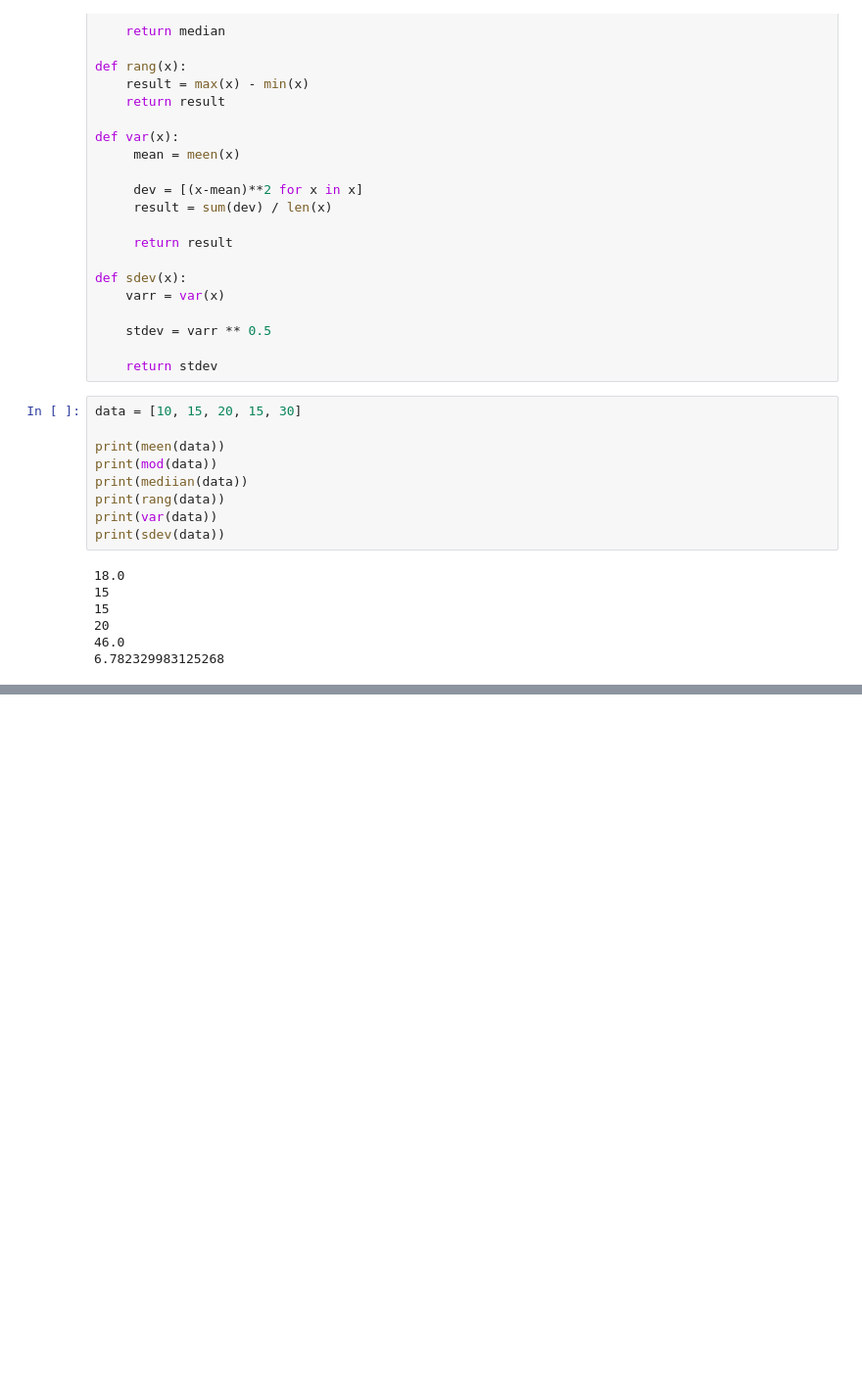
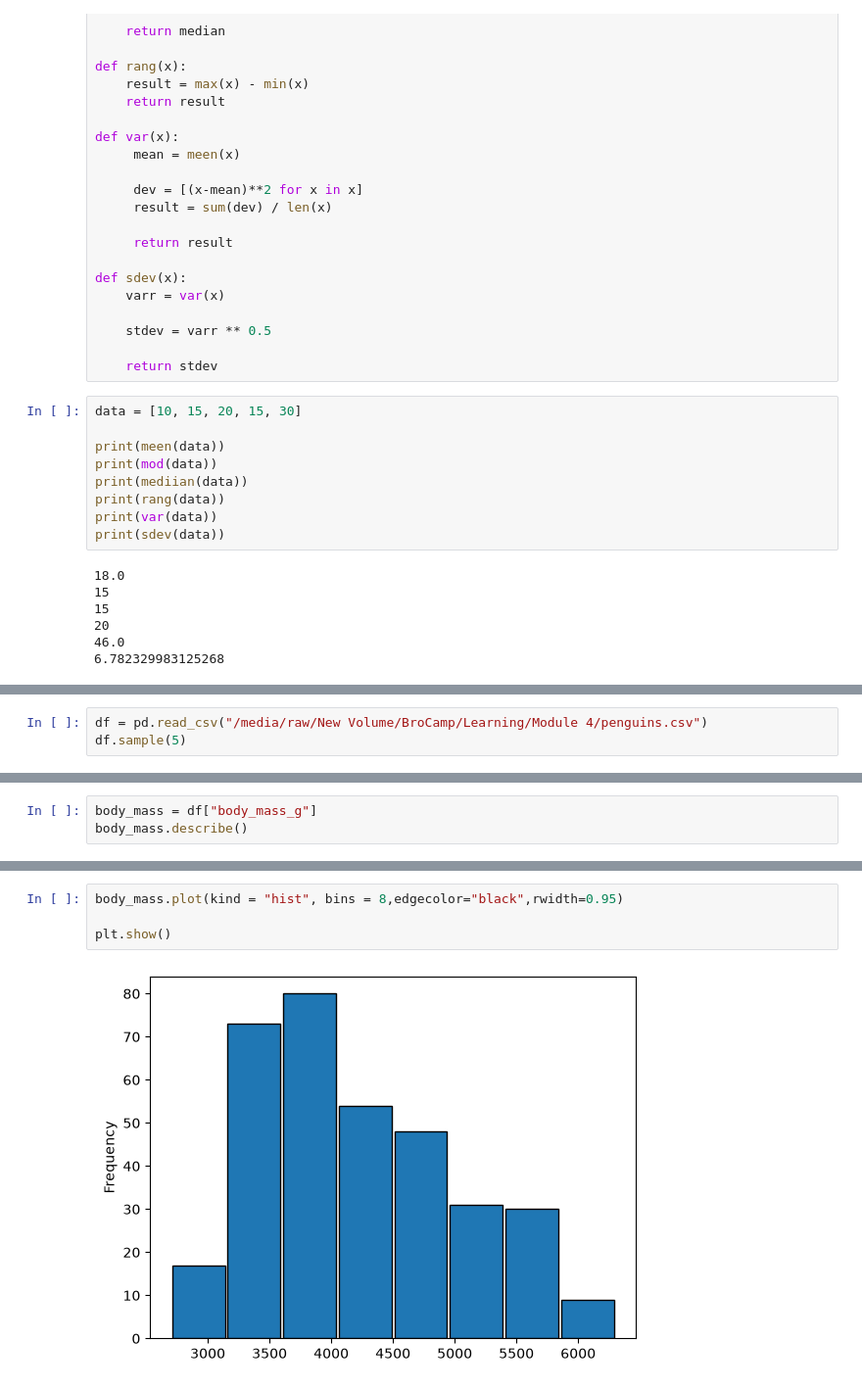
Before and after one commit to fayaspsulfikkar/daily-ml-practice, a Jupyter notebook: Learning/Paper 1/Phase 3/Practicing_Maths.ipynb, the cells around one changed output, grey strips where cells are left out. Shown at 98% size. Drawn from its saved outputs; the diff is of its cells as text; blank space fills up the shorter version.

```diff
--- a/Learning/Paper 1/Phase 3/Practicing_Maths.ipynb
+++ b/Learning/Paper 1/Phase 3/Practicing_Maths.ipynb
@@ -59,0 +118,3 @@ print(sdev(data))
+# %%
+df = pd.read_csv("/media/raw/New Volume/BroCamp/Learning/Module 4/penguins.csv")
+df.sample(5)
@@ -59,0 +217,3 @@ print(sdev(data))
+# %%
+body_mass = df["body_mass_g"]
+body_mass.describe()
@@ -59,0 +230,6 @@ print(sdev(data))
+# %%
+body_mass.plot(kind = "hist", bins = 8,edgecolor="black",rwidth=0.95)
+
+plt.show()
+# %% [output]
+[figure, added]
```
Also changed, not shown: parts of 33 cells of this notebook, 6 other files.
